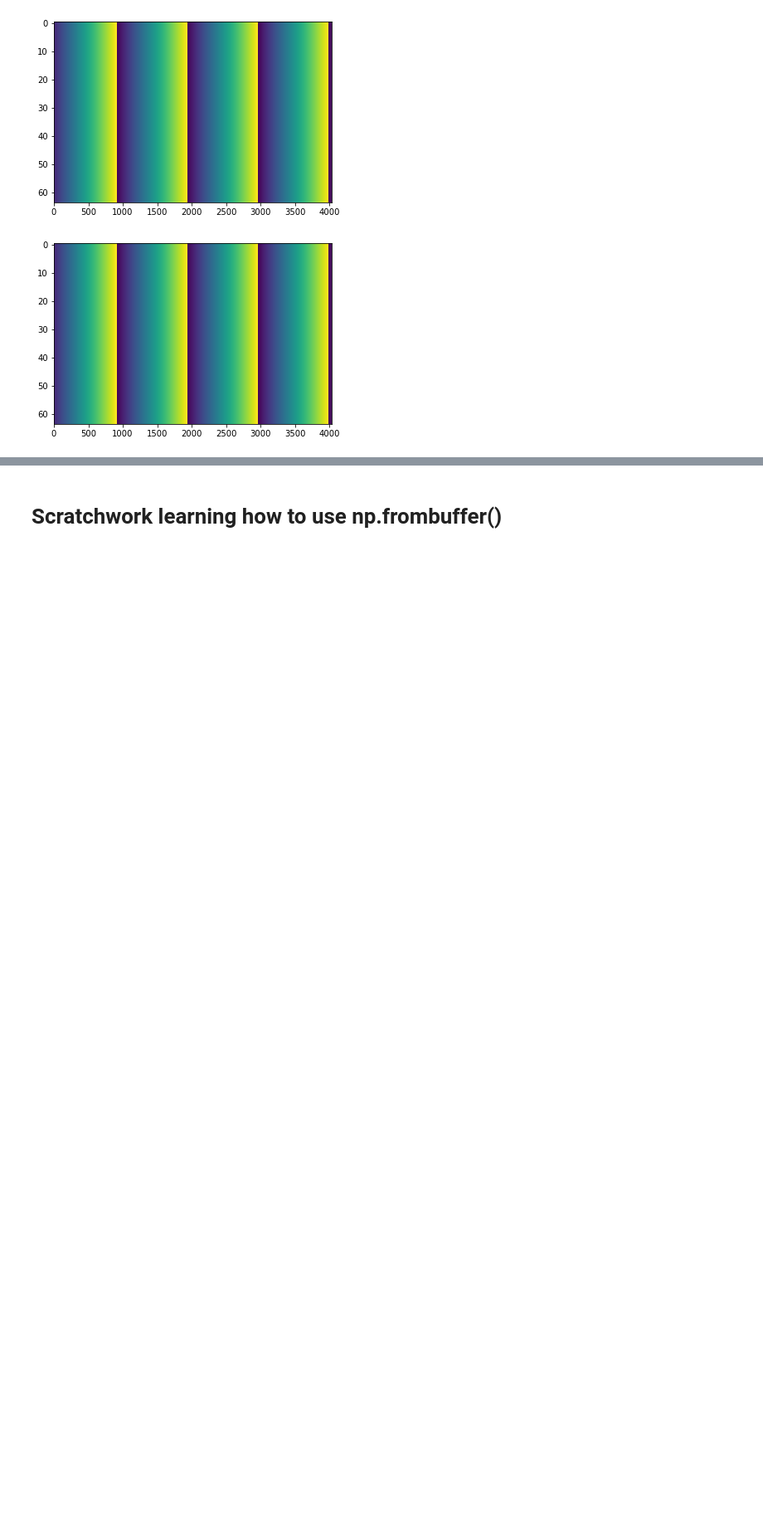
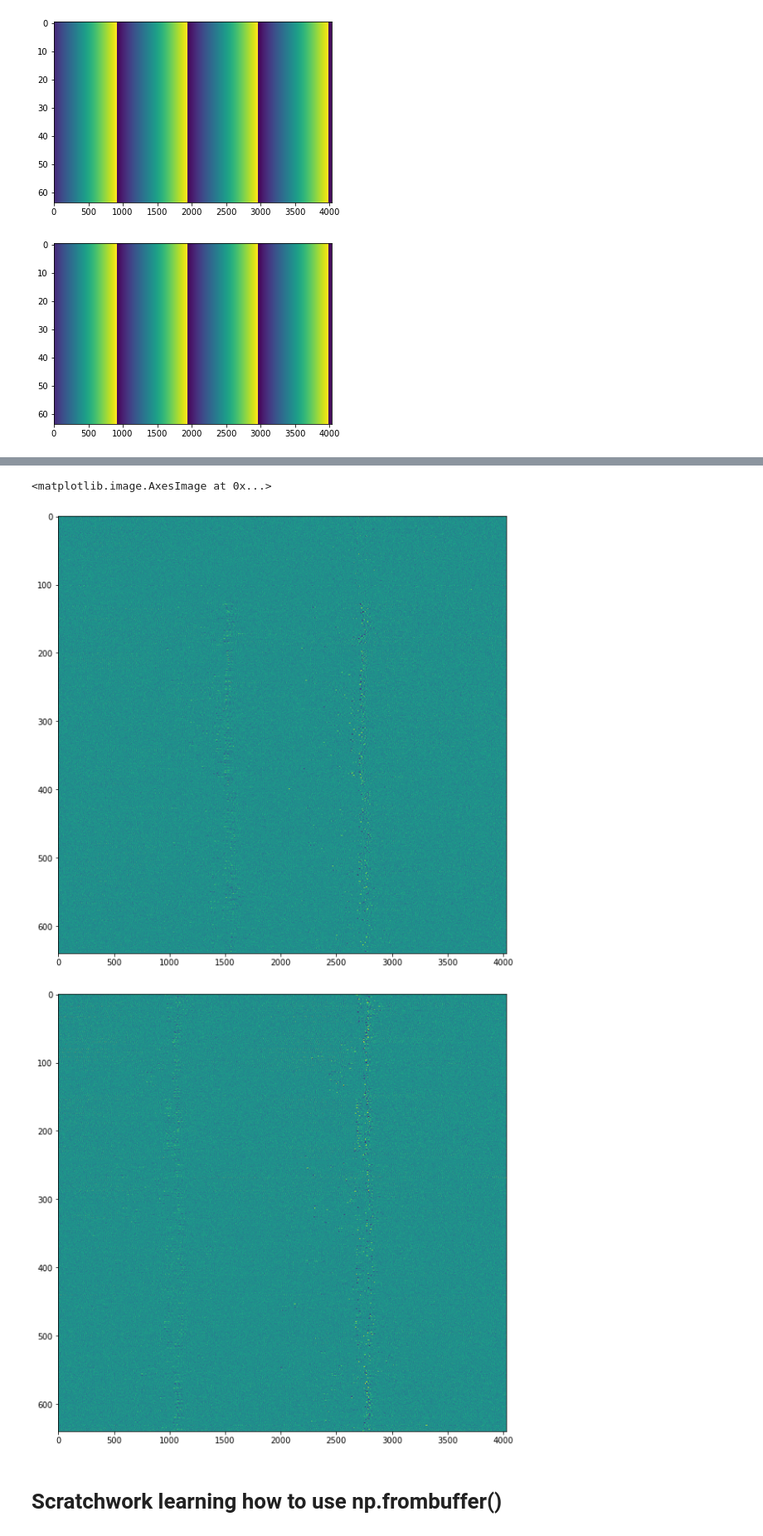
Before and after one commit to kathrynplant/lwa-cosmic-rays, a Jupyter notebook: optimize_data_unpacking.ipynb, the cells around one changed output, grey strips where cells are left out. Shown at 83% size. Cells and saved outputs as stored; diff of their text form; code cells hidden in the pictures; blank space fills up the shorter version.

```diff
--- a/optimize_data_unpacking.ipynb
+++ b/optimize_data_unpacking.ipynb
@@ -156,3 +177,22 @@ print(check.min(),check.max())
+# %%
+datafile='/data0/cosmic-ray-data/2023August9/overnight1691665695.421232.dat'
+current=parsefile(datafile,end_ind=640)
+
+timeseries_current=np.asarray([record['data'] for record in current])
+
+plt.figure(figsize=(10,10))
+plt.imshow(timeseries_current,aspect='auto',interpolation='none')
+
+current=parsefile(datafile,start_ind=10000,end_ind=640)
+
+timeseries_current=np.asarray([record['data'] for record in current])
+
+plt.figure(figsize=(10,10))
+plt.imshow(timeseries_current,aspect='auto',interpolation='none')
+# %% [output]
+<matplotlib.image.AxesImage at 0x...>
+[figure, added]
+[figure, added]
 # %% [markdown]
 # Scratchwork learning how to use np.frombuffer()
 # %%
```
Also changed, not shown: parts of 3 cells of this notebook, 1 other file.
